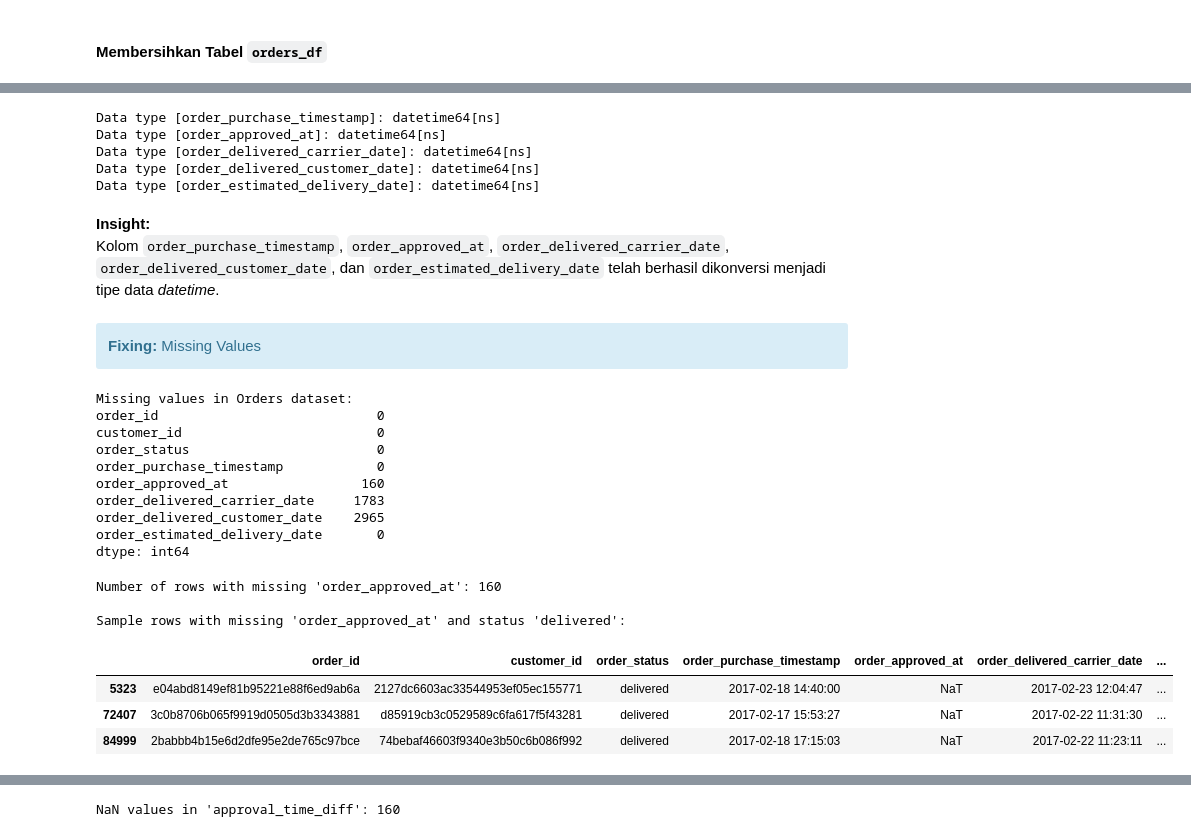
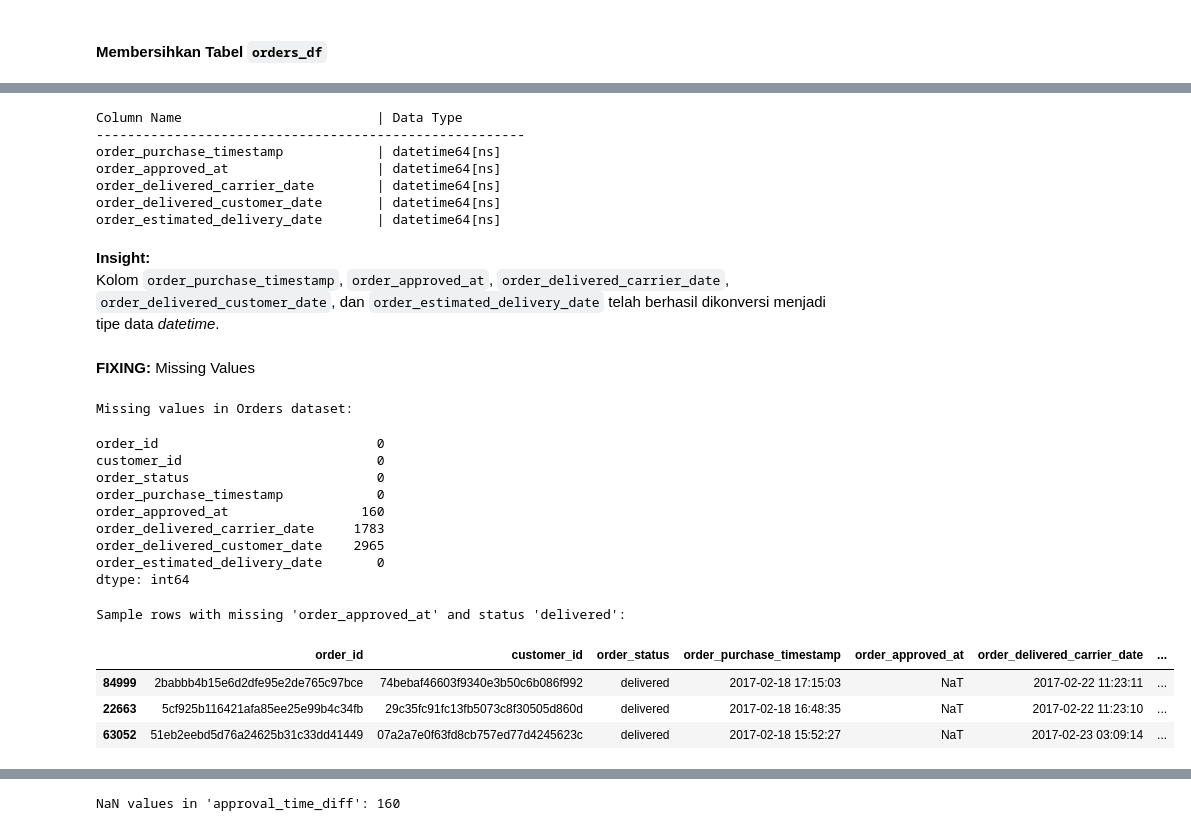
Before and after one commit to fxrdhan/Data-Analysis-Project, a Jupyter notebook: notebook.ipynb, the cells around one changed output, grey strips where cells are left out. Drawn from its saved outputs; the diff is of its cells as text; code cells hidden in the pictures.

```diff
--- a/notebook.ipynb
+++ b/notebook.ipynb
@@ -1011,52 +1004,52 @@ Data type [order_estimated_delivery_date]: object
 # %%
+print(f"{'Column Name':<35} | {'Data Type':<15}")
+print("-" * 55)
+
 for col in columns:
     orders_df[col] = pd.to_datetime(orders_df[col], errors="coerce")
-    print(f"Data type [{col}]: {orders_df[col].dtype}")
+    print(f"{col:<35} | {orders_df[col].dtypes}")
 # %% [output]
-Data type [order_purchase_timestamp]: datetime64[ns]
-Data type [order_approved_at]: datetime64[ns]
-Data type [order_delivered_carrier_date]: datetime64[ns]
-Data type [order_delivered_customer_date]: datetime64[ns]
-Data type [order_estimated_delivery_date]: datetime64[ns]
+Column Name                         | Data Type
+-------------------------------------------------------
+order_purchase_timestamp            | datetime64[ns]
+order_approved_at                   | datetime64[ns]
+order_delivered_carrier_date        | datetime64[ns]
+order_delivered_customer_date       | datetime64[ns]
+order_estimated_delivery_date       | datetime64[ns]
 # %% [markdown]
 **Insight:**\
 Kolom `order_purchase_timestamp`, `order_approved_at`, `order_delivered_carrier_date`, `order_delivered_customer_date`, dan `order_estimated_delivery_date` telah berhasil dikonversi menjadi tipe data *datetime*.
-# %% [markdown]
-<div class="alert alert-block alert-info"><b>Fixing: </b> Missing Values </div>
+# %% [markdown]
+**FIXING:** Missing Values
 # %%
 print("\nMissing values in Orders dataset:")
-print(orders_df.isna().sum())
+orders_df.isna().sum()
 # %% [output]
 Missing values in Orders dataset:
-order_id                            0
-customer_id                         0
-order_status                        0
-order_purchase_timestamp            0
-order_approved_at                 160
-order_delivered_carrier_date     1783
-order_delivered_customer_date    2965
-order_estimated_delivery_date       0
-dtype: int64
+order_id                            0
+customer_id                         0
+order_status                        0
+order_purchase_timestamp            0
+order_approved_at                 160
+order_delivered_carrier_date     1783
+order_delivered_customer_date    2965
+order_estimated_delivery_date       0
+dtype: int64
 # %%
 missing_approved_at = orders_df[orders_df["order_approved_at"].isna()]
-print(
-    f"Number of rows with missing 'order_approved_at': {missing_approved_at.shape[0]}"
-)
 
 missing_approved_delivered = missing_approved_at[
     missing_approved_at["order_status"] == "delivered"
 ]
 
 print("\nSample rows with missing 'order_approved_at' and status 'delivered':")
 missing_approved_delivered.sample(3)
 # %% [output]
-Number of rows with missing 'order_approved_at': 160
-
 Sample rows with missing 'order_approved_at' and status 'delivered':
 |  | order_id | customer_id | order_status | order_purchase_timestamp | order_approved_at | order_delivered_carrier_date | ... |
-| 5323 | e04abd8149ef81b95221e88f6ed9ab6a | 2127dc6603ac33544953ef05ec155771 | delivered | 2017-02-18 14:40:00 | NaT | 2017-02-23 12:04:47 | ... |
-| 72407 | 3c0b8706b065f9919d0505d3b3343881 | d85919cb3c0529589c6fa617f5f43281 | delivered | 2017-02-17 15:53:27 | NaT | 2017-02-22 11:31:30 | ... |
 | 84999 | 2babbb4b15e6d2dfe95e2de765c97bce | 74bebaf46603f9340e3b50c6b086f992 | delivered | 2017-02-18 17:15:03 | NaT | 2017-02-22 11:23:11 | ... |
+| 22663 | 5cf925b116421afa85ee25e99b4c34fb | 29c35fc91fc13fb5073c8f30505d860d | delivered | 2017-02-18 16:48:35 | NaT | 2017-02-22 11:23:10 | ... |
+| 63052 | 51eb2eebd5d76a24625b31c33dd41449 | 07a2a7e0f63fd8cb757ed77d4245623c | delivered | 2017-02-18 15:52:27 | NaT | 2017-02-23 03:09:14 | ... |
 # %%
 # Calculate the time difference between 'order_purchase_timestamp' and 'order_approved_at' in hours
 orders_df["approval_time_diff"] = (
```
Also changed, not shown: parts of 132 cells of this notebook.
